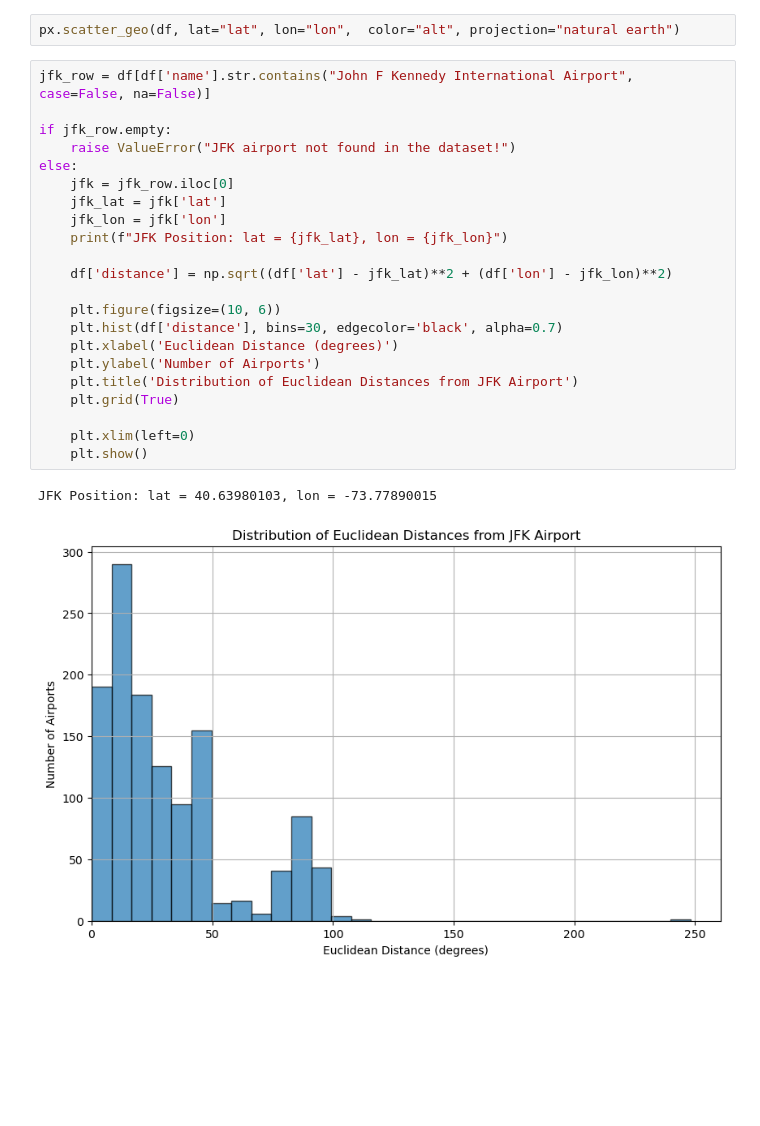
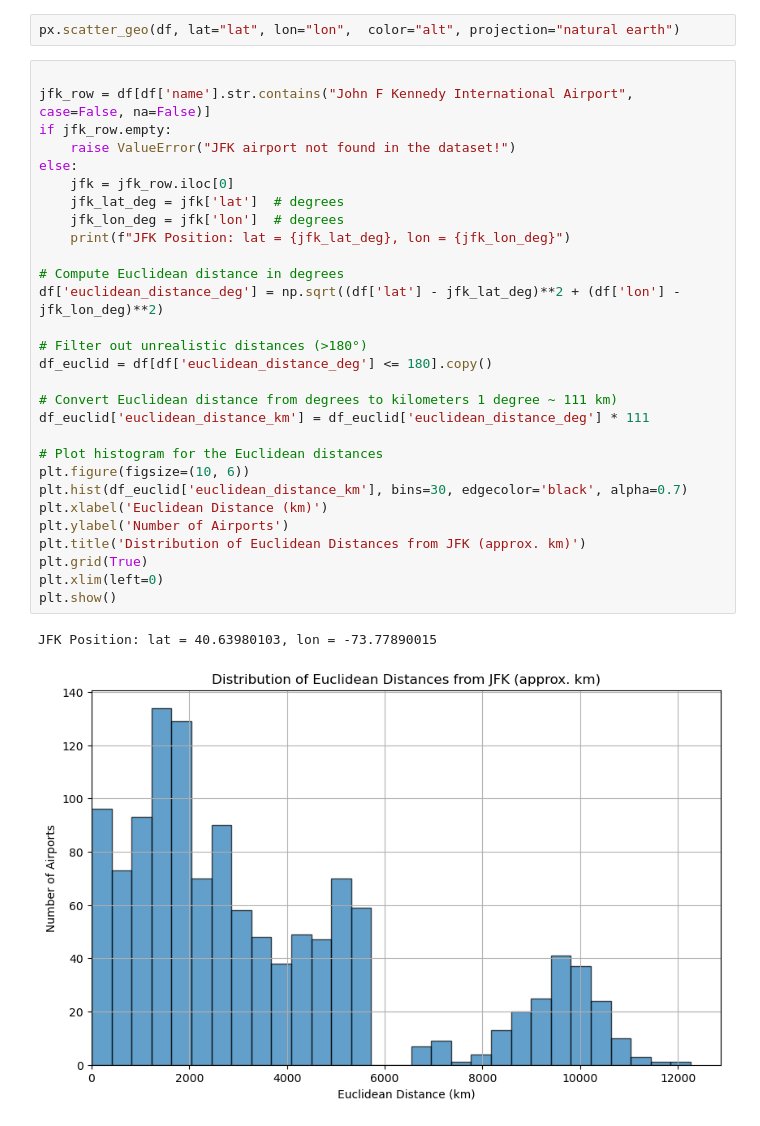
Before and after one commit to Simonwdb/DataEngineering, a Jupyter notebook: start.ipynb, the cells around one changed output. Cells and saved outputs as stored; diff of their text form; blank space fills up the shorter version.

```diff
--- a/start.ipynb
+++ b/start.ipynb
@@ -21,27 +22,34 @@ df.head(5)
 # %%
 px.scatter_geo(df, lat="lat", lon="lon",  color="alt", projection="natural earth")
 # %%
+
 jfk_row = df[df['name'].str.contains("John F Kennedy International Airport", case=False, na=False)]
-
 if jfk_row.empty:
     raise ValueError("JFK airport not found in the dataset!")
 else:
     jfk = jfk_row.iloc[0]
-    jfk_lat = jfk['lat']
-    jfk_lon = jfk['lon']
-    print(f"JFK Position: lat = {jfk_lat}, lon = {jfk_lon}")
+    jfk_lat_deg = jfk['lat']  # degrees
+    jfk_lon_deg = jfk['lon']  # degrees
+    print(f"JFK Position: lat = {jfk_lat_deg}, lon = {jfk_lon_deg}")
 
-    df['distance'] = np.sqrt((df['lat'] - jfk_lat)**2 + (df['lon'] - jfk_lon)**2)
+# Compute Euclidean distance in degrees
+df['euclidean_distance_deg'] = np.sqrt((df['lat'] - jfk_lat_deg)**2 + (df['lon'] - jfk_lon_deg)**2)
 
-    plt.figure(figsize=(10, 6))
-    plt.hist(df['distance'], bins=30, edgecolor='black', alpha=0.7)
-    plt.xlabel('Euclidean Distance (degrees)')
-    plt.ylabel('Number of Airports')
-    plt.title('Distribution of Euclidean Distances from JFK Airport')
-    plt.grid(True)
+# Filter out unrealistic distances (>180°)
+df_euclid = df[df['euclidean_distance_deg'] <= 180].copy()
 
-    plt.xlim(left=0)
-    plt.show()
+# Convert Euclidean distance from degrees to kilometers 1 degree ~ 111 km)
+df_euclid['euclidean_distance_km'] = df_euclid['euclidean_distance_deg'] * 111
+
+# Plot histogram for the Euclidean distances
+plt.figure(figsize=(10, 6))
+plt.hist(df_euclid['euclidean_distance_km'], bins=30, edgecolor='black', alpha=0.7)
+plt.xlabel('Euclidean Distance (km)')
+plt.ylabel('Number of Airports')
+plt.title('Distribution of Euclidean Distances from JFK (approx. km)')
+plt.grid(True)
+plt.xlim(left=0)
+plt.show()
 # %% [output]
 JFK Position: lat = 40.63980103, lon = -73.77890015
-[figure, old version]
+[figure, new version]
```
Also changed, not shown: parts of 8 cells of this notebook, 1 other file.
